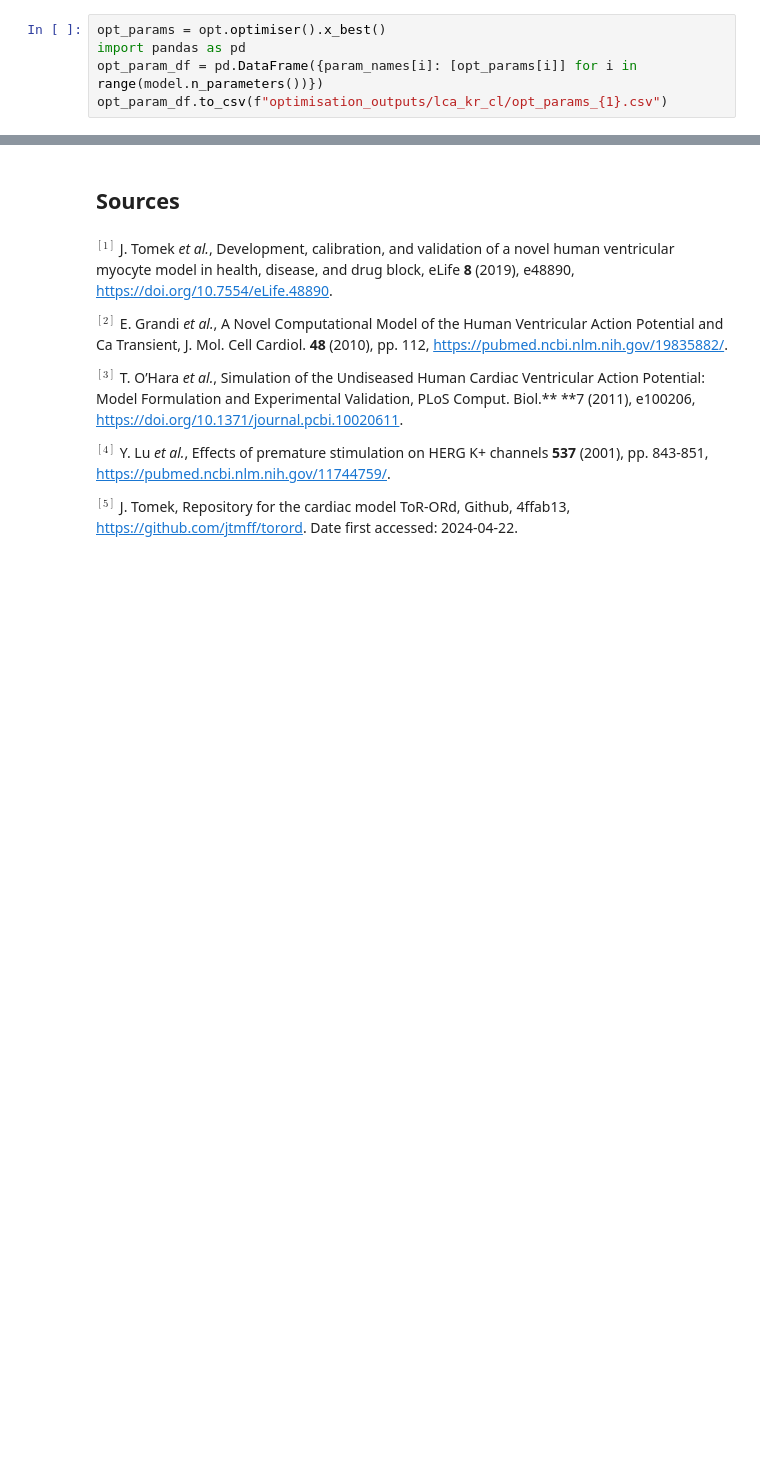
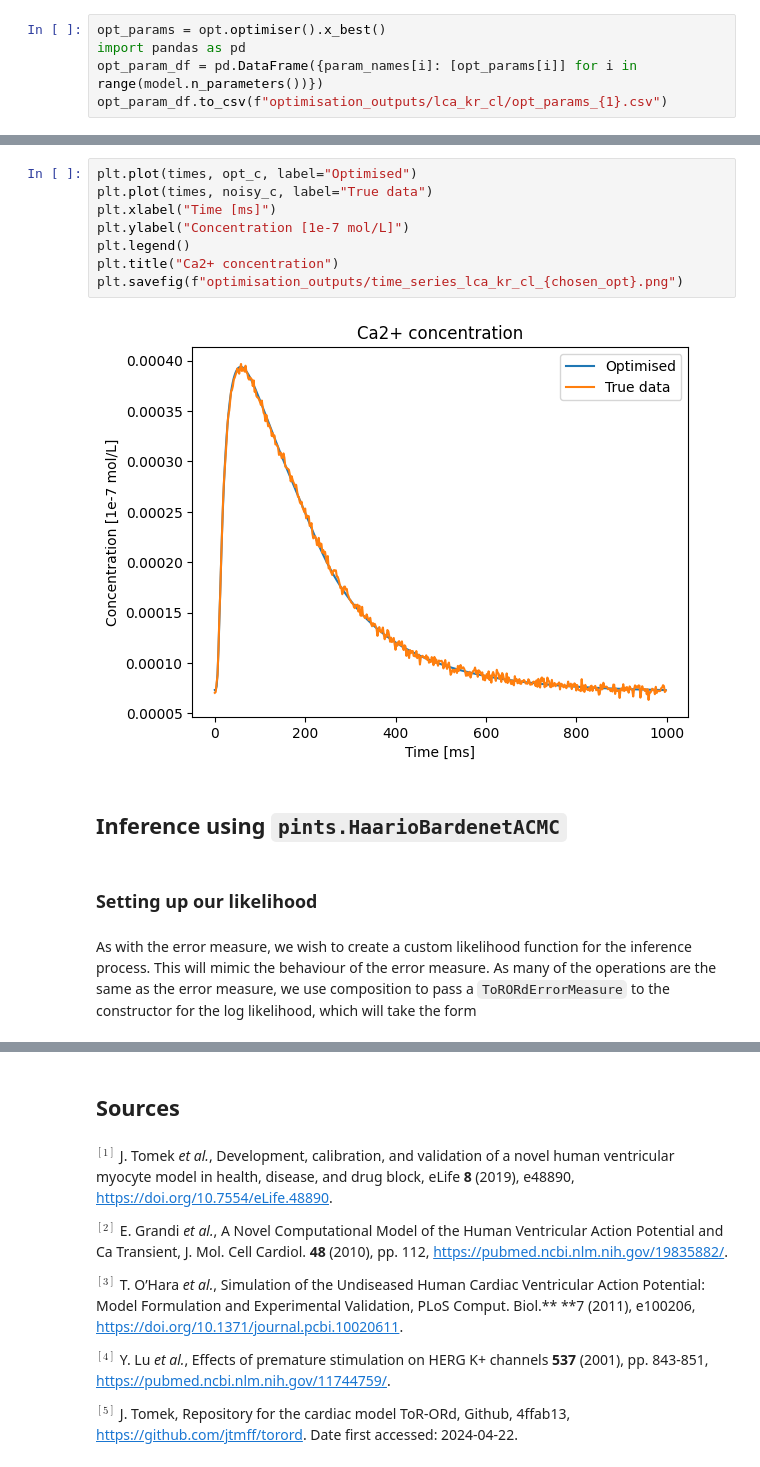
Before and after one commit to mghosh00/CardiacModels, a Jupyter notebook: cardiac_models/examples/torord/torord.ipynb, the cells around one changed output, grey strips where cells are left out. Drawn from its saved outputs; the diff is of its cells as text; blank space fills up the shorter version.

```diff
--- a/cardiac_models/examples/torord/torord.ipynb
+++ b/cardiac_models/examples/torord/torord.ipynb
@@ -394,0 +683,18 @@ opt_param_df.to_csv(f"optimisation_outputs/lca_kr_cl/opt_params_{1}.csv")
+# %%
+plt.plot(times, opt_c, label="Optimised")
+plt.plot(times, noisy_c, label="True data")
+plt.xlabel("Time [ms]")
+plt.ylabel("Concentration [1e-7 mol/L]")
+plt.legend()
+plt.title("Ca2+ concentration")
+plt.savefig(f"optimisation_outputs/time_series_lca_kr_cl_{chosen_opt}.png")
+# %% [output]
+[figure, added]
+# %% [markdown]
+## Inference using `pints.HaarioBardenetACMC`
+# %% [markdown]
+### Setting up our likelihood
+# %% [markdown]
+As with the error measure, we wish to create a custom likelihood function for the inference process. This will mimic the behaviour
+of the error measure. As many of the operations are the same as the error measure, we use composition to pass a `ToRORdErrorMeasure` to
+the constructor for the log likelihood, which will take the form
```
Also changed, not shown: parts of 63 cells of this notebook, 3 other files.
